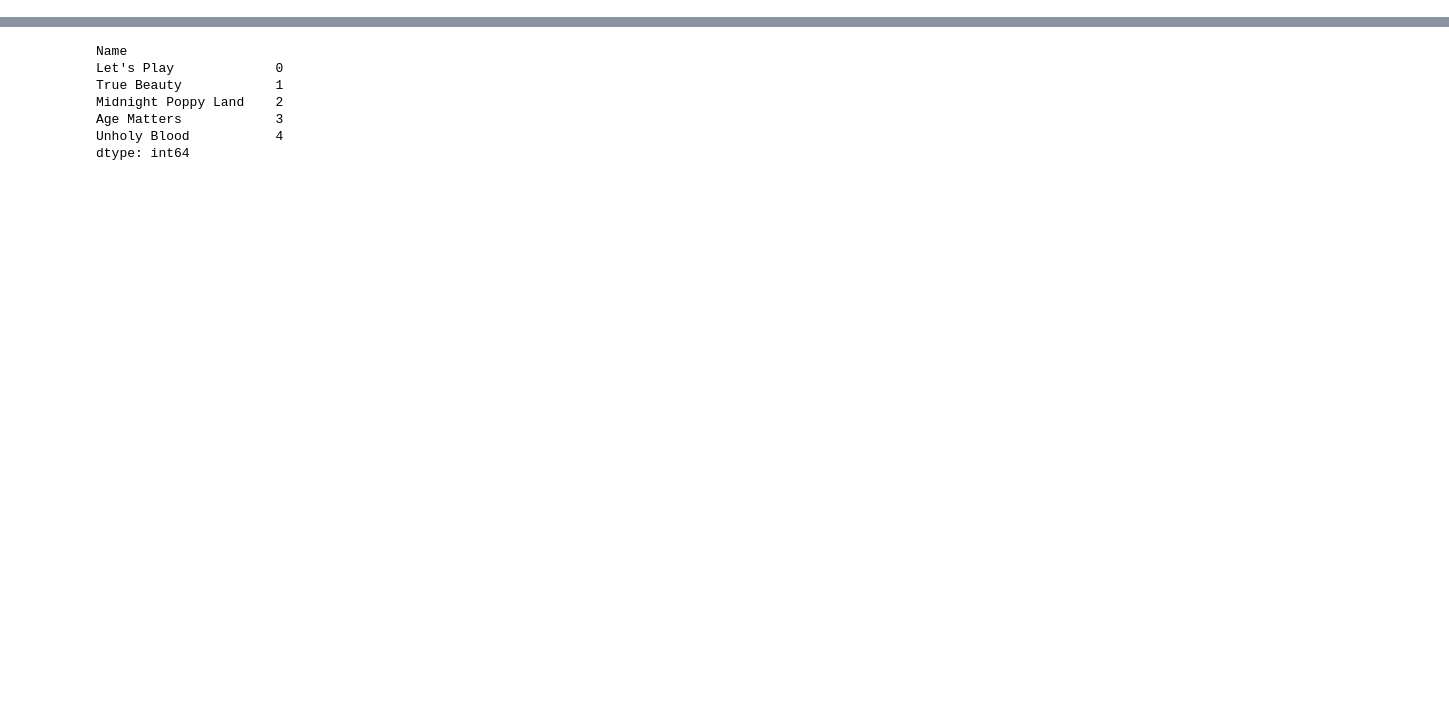
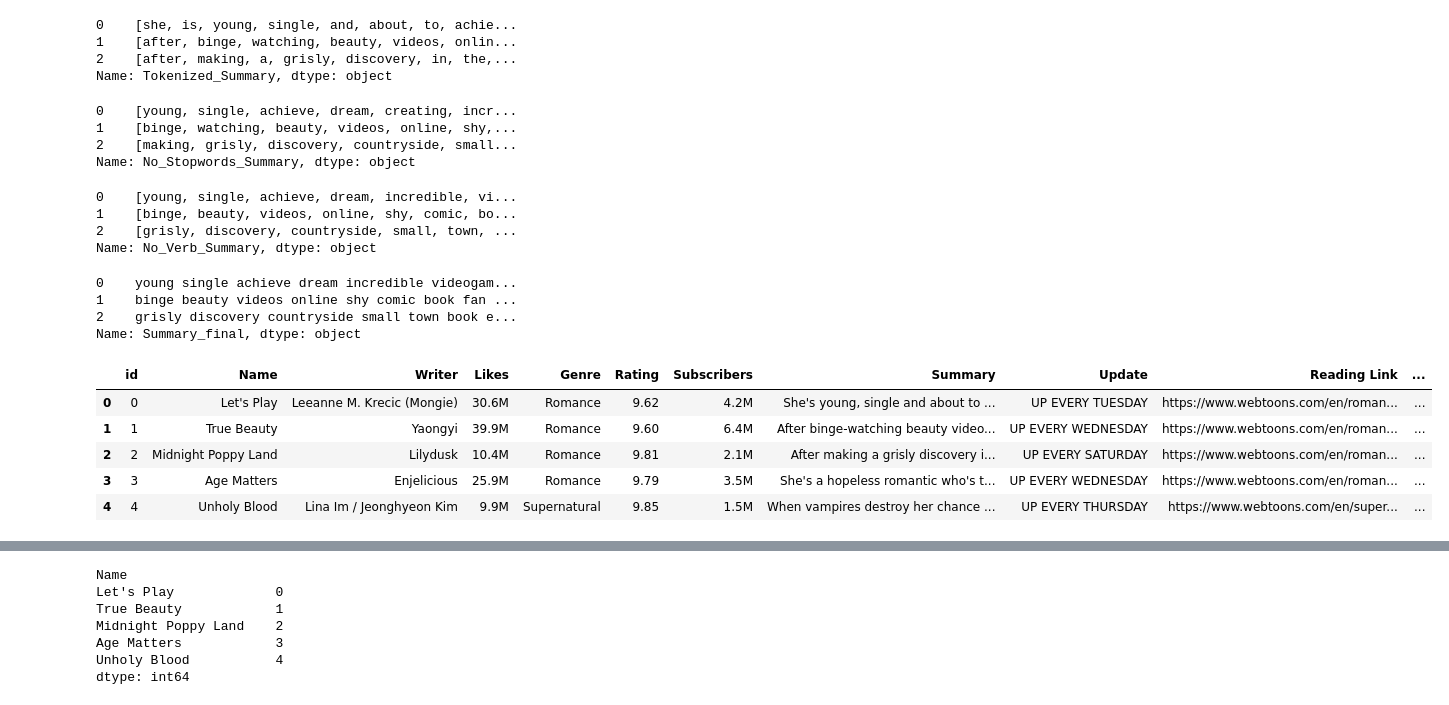
Before and after one commit to seungyeon38/Webtoon_recommendation_system, a Jupyter notebook: CountVectorize + TFIDFVectorize.ipynb, the cells around one changed output, grey strips where cells are left out. Saved outputs shown, nothing was run; the diff lists cells and outputs as text; code cells hidden in the pictures; blank space fills up the shorter version.

```diff
--- a/CountVectorize + TFIDFVectorize.ipynb
+++ b/CountVectorize + TFIDFVectorize.ipynb
@@ -139,5 +55,0 @@ Name: Clean_Summary, dtype: object
-# %%
-#applying function to the column
-comic['Tokenied_Summary'] = comic['Clean_Summary'].apply(lambda x: tokenization(x))
-
-comic['Tokenied_Summary'].head(3)
@@ -377,0 +138,54 @@ See the caveats in the documentation: https://pandas.pydata.org/pandas-docs/stab
+# %%
+# Tokenize column
+
+comic['Tokenized_Summary'] = comic['Clean_Summary'].apply(lambda x: tokenization(x))
+comic['Tokenized_Summary'].head(3)
+# %% [output]
+0    [she, is, young, single, and, about, to, achie...
+1    [after, binge, watching, beauty, videos, onlin...
+2    [after, making, a, grisly, discovery, in, the,...
+Name: Tokenized_Summary, dtype: object
+# %%
+# remove Stopwords
+
+comic['No_Stopwords_Summary'] = comic['Tokenized_Summary'].apply(lambda x:remove_stopwords(x))
+comic['No_Stopwords_Summary'].head(3)
+# %% [output]
+0    [young, single, achieve, dream, creating, incr...
+1    [binge, watching, beauty, videos, online, shy,...
+2    [making, grisly, discovery, countryside, small...
+Name: No_Stopwords_Summary, dtype: object
+# %%
+# remove verbs
+
+def extract_no_verb(text):
+  part_of_speech_text = pos_tag(text)
+  result = []
+  for word in part_of_speech_text:
+    if word[1] != "VB" and word[1] != "VBD" and word[1] != "VBG" and word[1] != "VBN" and word[1] != "VBP" and word[1] != "VBZ":
+        result.append(word[0])
+  return result;
+
+comic['No_Verb_Summary'] = comic['No_Stopwords_Summary'].apply(lambda x:extract_no_verb(x))
+comic['No_Verb_Summary'].head(3)
+# %% [output]
+0    [young, single, achieve, dream, incredible, vi...
+1    [binge, beauty, videos, online, shy, comic, bo...
+2    [grisly, discovery, countryside, small, town, ...
+Name: No_Verb_Summary, dtype: object
+# %%
+# make words to string
+
+def wordlist_to_string(words_list) :
+  doc = []
+  for doc_word in words_list :
+    doc.append(doc_word)
+  return " ".join(doc)
+
+comic['Summary_final'] = comic['No_Verb_Summary'].apply(lambda x:wordlist_to_string(x))
+comic['Summary_final'].head(3)
+# %% [output]
+0    young single achieve dream incredible videogam...
+1    binge beauty videos online shy comic book fan ...
+2    grisly discovery countryside small town book e...
+Name: Summary_final, dtype: object
@@ -377,0 +203,17 @@ See the caveats in the documentation: https://pandas.pydata.org/pandas-docs/stab
+# %%
+# extract 3 important keywords
+
+def keyword_3(keyword_list):
+  keyword_list_3 = keyword_list[0:3]
+
+  return keyword_list_3
+
+comic['Summary_Keywords_3'] = comic['Summary_Keywords'].apply(lambda x:keyword_3(x))
+comic.head(5)
+# %% [output]
+|  | id | Name | Writer | Likes | Genre | Rating | Subscribers | Summary | Update | Reading Link | ... |
+| 0 | 0 | Let's Play | Leeanne M. Krecic (Mongie) | 30.6M | Romance | 9.62 | 4.2M | She's young, single and about to ... | UP EVERY TUESDAY | https://www.webtoons.com/en/roman... | ... |
+| 1 | 1 | True Beauty | Yaongyi | 39.9M | Romance | 9.60 | 6.4M | After binge-watching beauty video... | UP EVERY WEDNESDAY | https://www.webtoons.com/en/roman... | ... |
+| 2 | 2 | Midnight Poppy Land | Lilydusk | 10.4M | Romance | 9.81 | 2.1M | After making a grisly discovery i... | UP EVERY SATURDAY | https://www.webtoons.com/en/roman... | ... |
+| 3 | 3 | Age Matters | Enjelicious | 25.9M | Romance | 9.79 | 3.5M | She's a hopeless romantic who's t... | UP EVERY WEDNESDAY | https://www.webtoons.com/en/roman... | ... |
+| 4 | 4 | Unholy Blood | Lina Im / Jeonghyeon Kim | 9.9M | Supernatural | 9.85 | 1.5M | When vampires destroy her chance ... | UP EVERY THURSDAY | https://www.webtoons.com/en/super... | ... |
```
Also changed, not shown: parts of 44 cells of this notebook.
